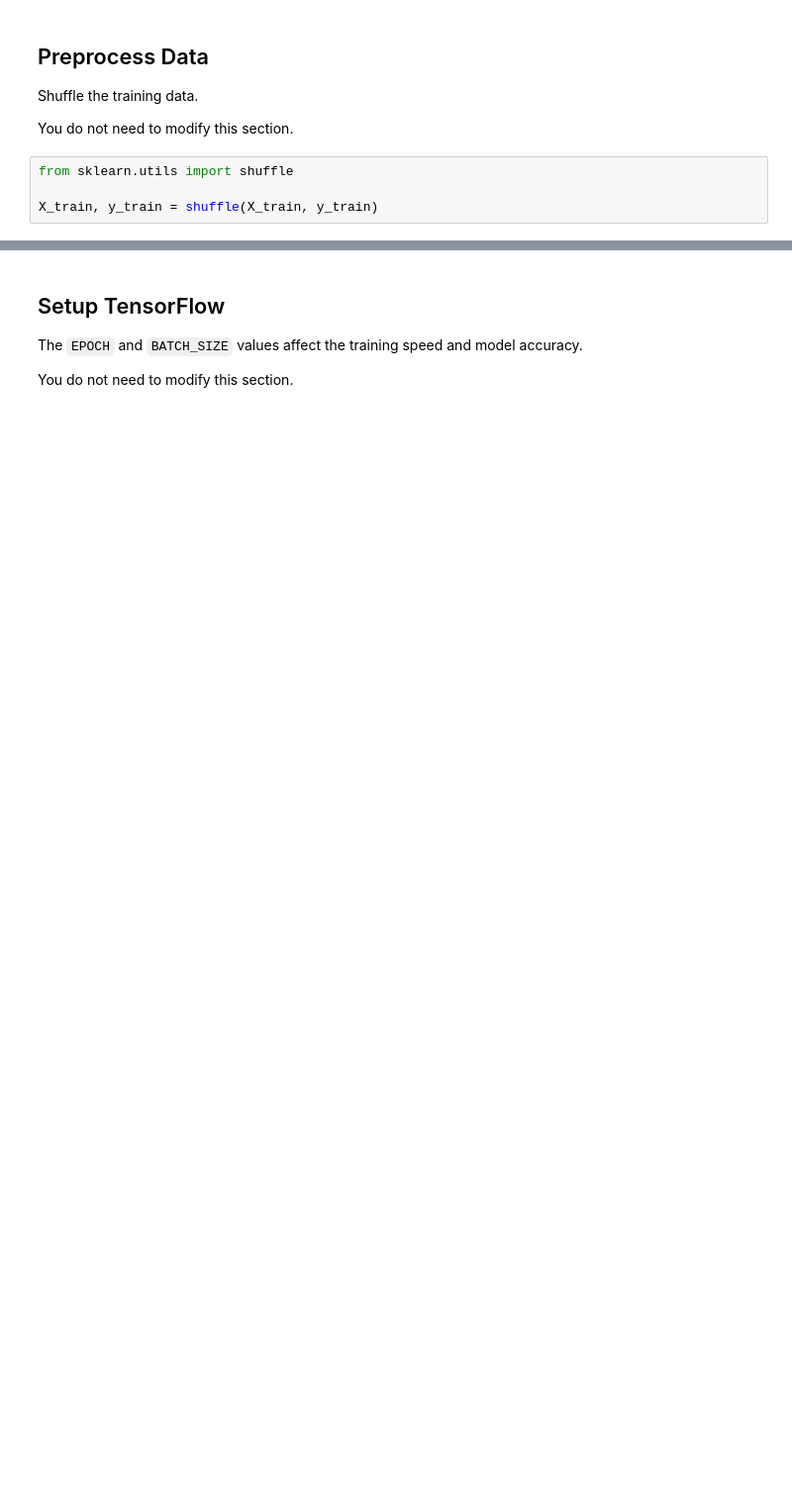
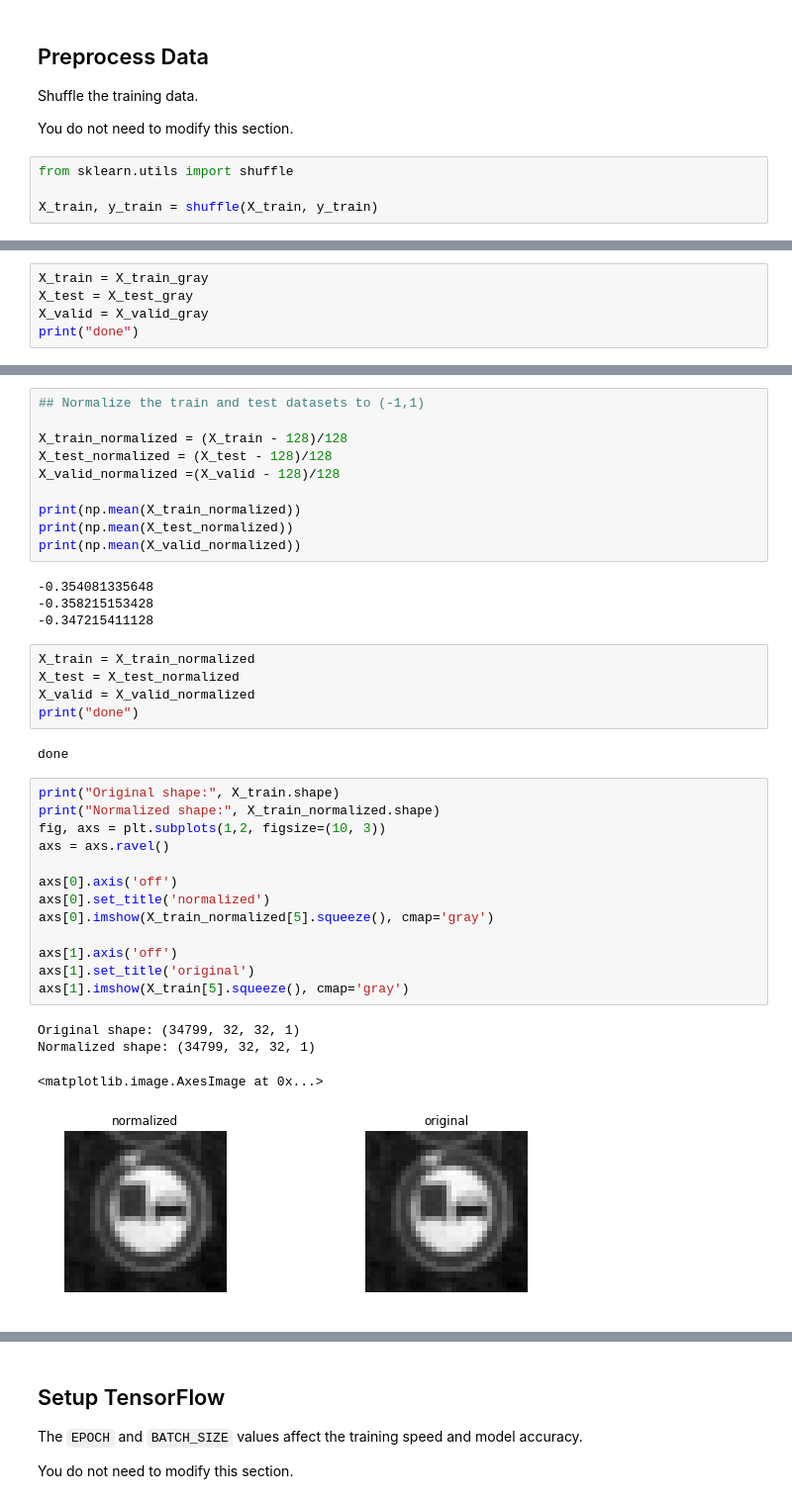
Before and after one commit to bhaveshwadhwani/CarND-Traffic-Sign-Classifier-Project, a Jupyter notebook: LeNet_Traffic_sign_classfier.ipynb, the cells around one changed output, grey strips where cells are left out. Shown at 99% size. Cells and saved outputs as stored; diff of their text form; blank space fills up the shorter version.

```diff
--- a/LeNet_Traffic_sign_classfier.ipynb
+++ b/LeNet_Traffic_sign_classfier.ipynb
@@ -67,0 +188,5 @@ X_train, y_train = shuffle(X_train, y_train)
+# %%
+X_train = X_train_gray
+X_test = X_test_gray
+X_valid = X_valid_gray
+print("done")
@@ -67,0 +203,39 @@ X_train, y_train = shuffle(X_train, y_train)
+# %%
+## Normalize the train and test datasets to (-1,1)
+
+X_train_normalized = (X_train - 128)/128
+X_test_normalized = (X_test - 128)/128
+X_valid_normalized =(X_valid - 128)/128
+
+print(np.mean(X_train_normalized))
+print(np.mean(X_test_normalized))
+print(np.mean(X_valid_normalized))
+# %% [output]
+-0.354081335648
+-0.358215153428
+-0.347215411128
+# %%
+X_train = X_train_normalized
+X_test = X_test_normalized
+X_valid = X_valid_normalized
+print("done")
+# %% [output]
+done
+# %%
+print("Original shape:", X_train.shape)
+print("Normalized shape:", X_train_normalized.shape)
+fig, axs = plt.subplots(1,2, figsize=(10, 3))
+axs = axs.ravel()
+
+axs[0].axis('off')
+axs[0].set_title('normalized')
+axs[0].imshow(X_train_normalized[5].squeeze(), cmap='gray')
+
+axs[1].axis('off')
+axs[1].set_title('original')
+axs[1].imshow(X_train[5].squeeze(), cmap='gray')
+# %% [output]
+Original shape: (34799, 32, 32, 1)
+Normalized shape: (34799, 32, 32, 1)
+<matplotlib.image.AxesImage at 0x...>
+[figure, added]
```
Also changed, not shown: parts of 29 cells of this notebook, 15 other files.
